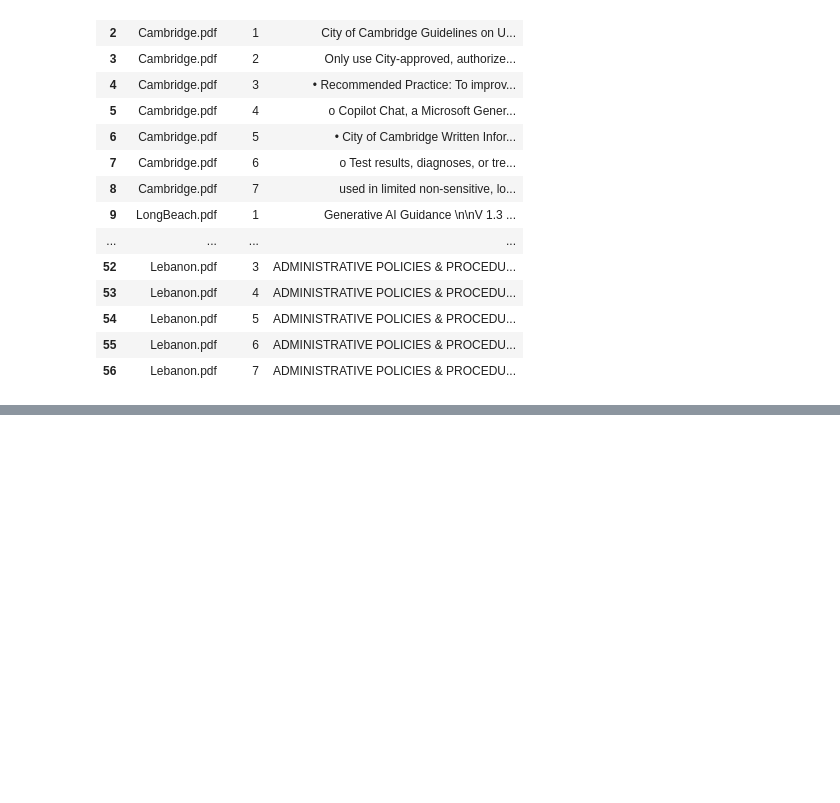
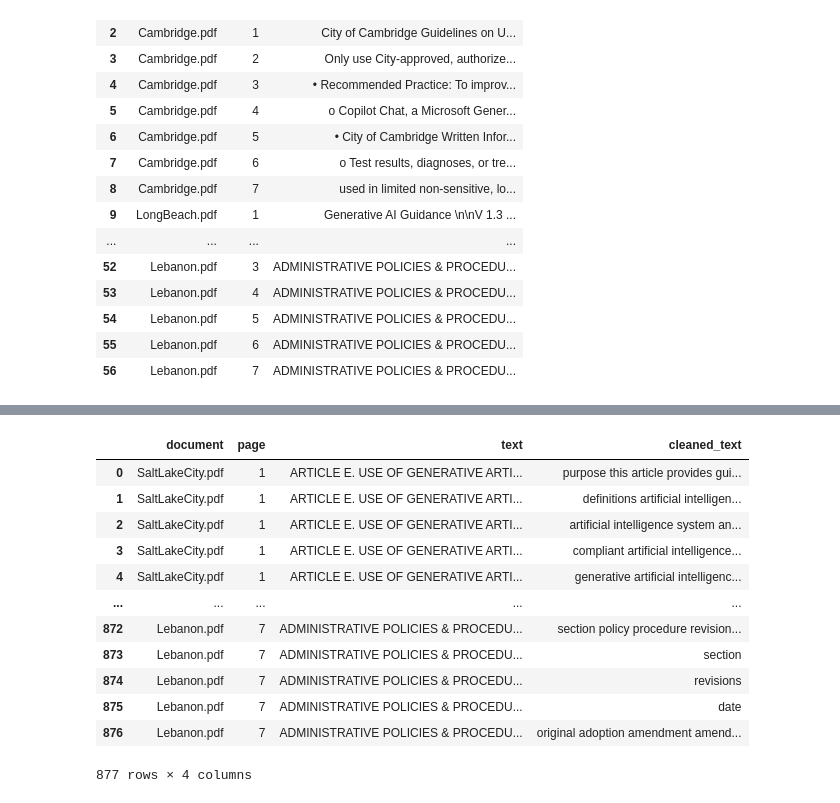
Before and after one commit to temapankin/UrbanAI-TopicModellng, a Jupyter notebook: notebooks/pdf-to-text.ipynb, the cells around one changed output, grey strips where cells are left out. Cells and saved outputs as stored; diff of their text form; code cells hidden in the pictures; blank space fills up the shorter version.

```diff
--- a/notebooks/pdf-to-text.ipynb
+++ b/notebooks/pdf-to-text.ipynb
@@ -185,0 +203,16 @@ df.iloc[51].text
+# %%
+df_exploded
+# %% [output]
+|  | document | page | text | cleaned_text |
+| 0 | SaltLakeCity.pdf | 1 | ARTICLE E. USE OF GENERATIVE ARTI... | purpose this article provides gui... |
+| 1 | SaltLakeCity.pdf | 1 | ARTICLE E. USE OF GENERATIVE ARTI... | definitions artificial intelligen... |
+| 2 | SaltLakeCity.pdf | 1 | ARTICLE E. USE OF GENERATIVE ARTI... | artificial intelligence system an... |
+| 3 | SaltLakeCity.pdf | 1 | ARTICLE E. USE OF GENERATIVE ARTI... | compliant artificial intelligence... |
+| 4 | SaltLakeCity.pdf | 1 | ARTICLE E. USE OF GENERATIVE ARTI... | generative artificial intelligenc... |
+| ... | ... | ... | ... | ... |
+| 872 | Lebanon.pdf | 7 | ADMINISTRATIVE POLICIES & PROCEDU... | section policy procedure revision... |
+| 873 | Lebanon.pdf | 7 | ADMINISTRATIVE POLICIES & PROCEDU... | section |
+| 874 | Lebanon.pdf | 7 | ADMINISTRATIVE POLICIES & PROCEDU... | revisions |
+| 875 | Lebanon.pdf | 7 | ADMINISTRATIVE POLICIES & PROCEDU... | date |
+| 876 | Lebanon.pdf | 7 | ADMINISTRATIVE POLICIES & PROCEDU... | original adoption amendment amend... |
+877 rows × 4 columns
```
Also changed, not shown: parts of 6 cells of this notebook, 3 other files.
